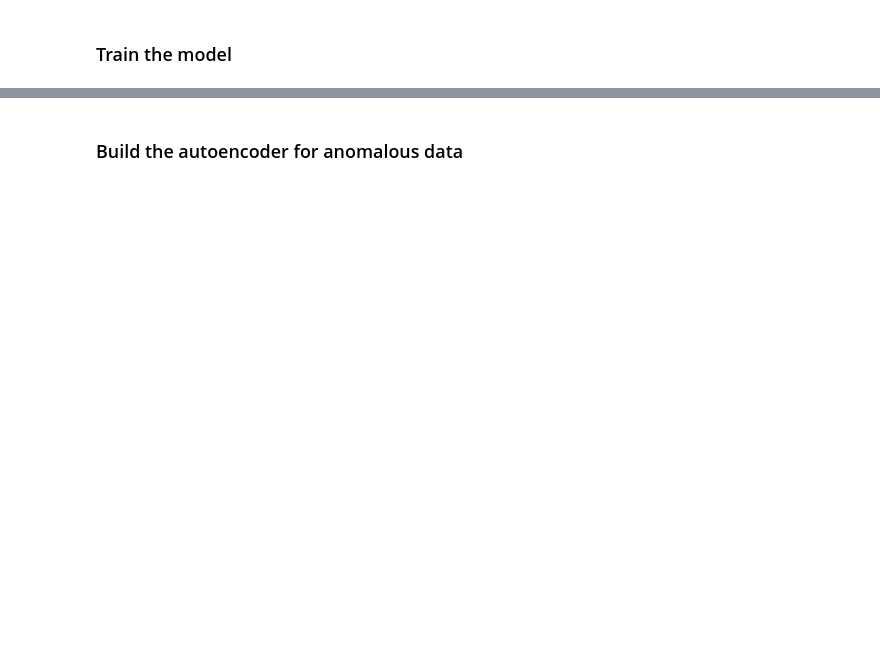
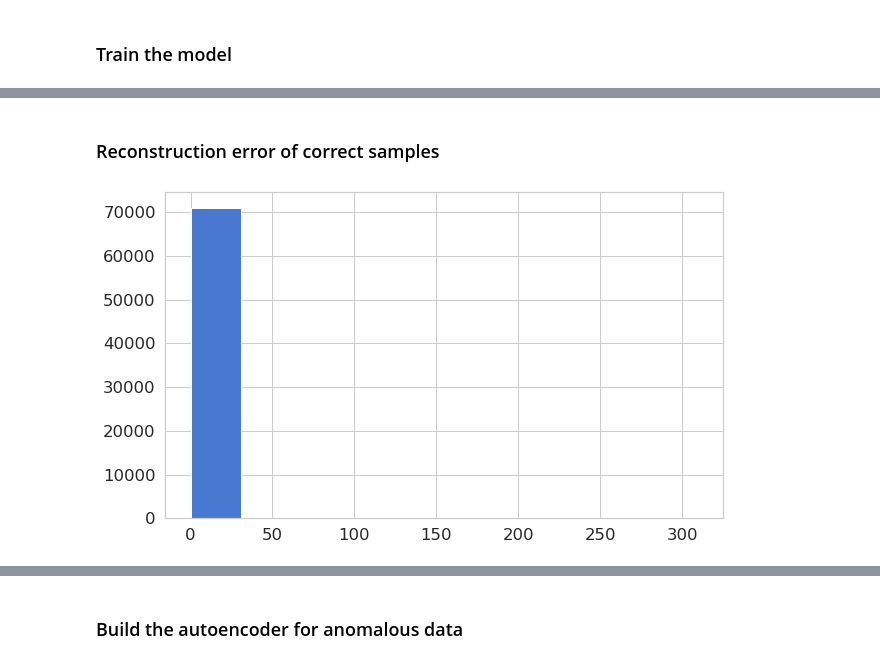
Before and after one commit to darrahts/deeplearning, a Jupyter notebook: ae_anomaly_detection.ipynb, the cells around one changed output, grey strips where cells are left out. Saved outputs shown, nothing was run; the diff lists cells and outputs as text; code cells hidden in the pictures; blank space fills up the shorter version.

```diff
--- a/ae_anomaly_detection.ipynb
+++ b/ae_anomaly_detection.ipynb
@@ -152,0 +179,6 @@ autoencoder = load_model('model.h5')
+# %%
+preds  = autoencoder.predict(X_test)
+mse    = np.mean(np.power(X_test - preds, 2), axis=1)
+err_df = pd.DataFrame({'reconstruction_error': mse,
+                      'true_class': y_test})
+err_df.describe()
@@ -152,0 +195,8 @@ autoencoder = load_model('model.h5')
+# %% [markdown]
+### Reconstruction error of correct samples
+# %%
+nominal_df = err_df[(err_df['true_class']==0)]
+plt.hist(nominal_df.reconstruction_error.values)
+plt.show()
+# %% [output]
+[figure, added]
```
Also changed, not shown: parts of 51 cells of this notebook.
